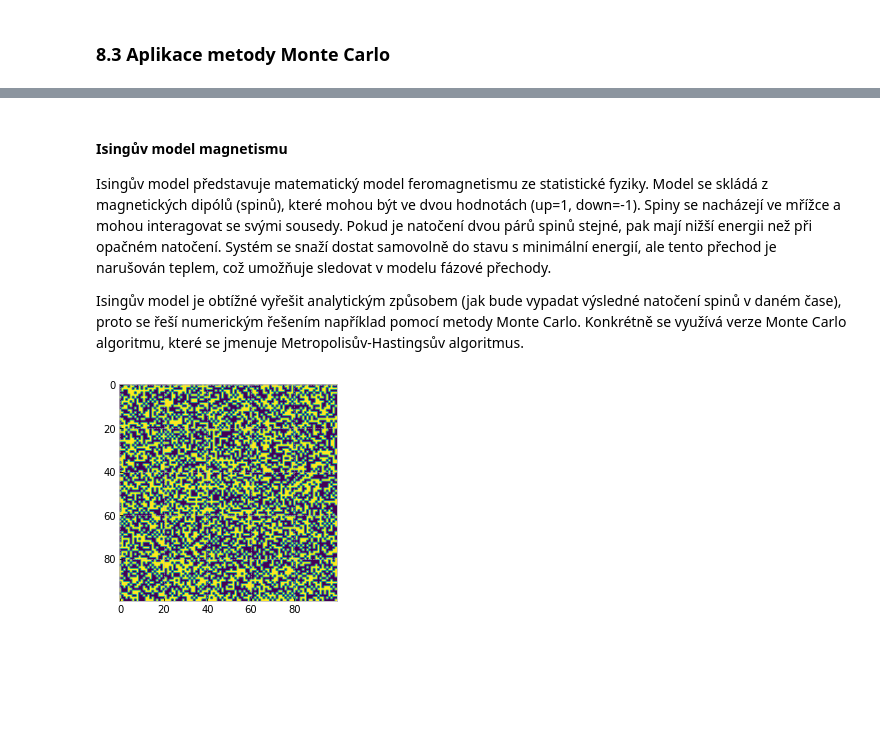
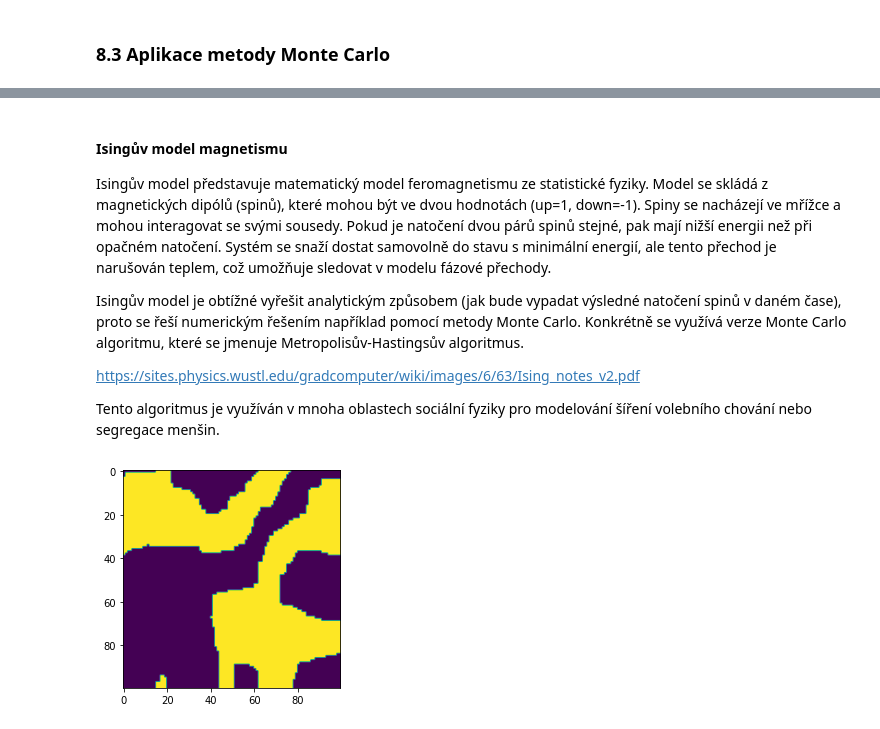
Before and after one commit to pavelberanek91/matematicky-software, a Jupyter notebook: MS8_monte_carlo.ipynb, the cells around one changed output, grey strips where cells are left out. Drawn from its saved outputs; the diff is of its cells as text; code cells hidden in the pictures; blank space fills up the shorter version.

```diff
--- a/MS8_monte_carlo.ipynb
+++ b/MS8_monte_carlo.ipynb
@@ -314,9 +314,8 @@ def main():
     x_accepted = rejection_sampling(100000, c, mu_q, sigma_q, mu_norm1, sigma_norm1, mu_norm2, sigma_norm2)
 
     #vytvoříme histogram z nezamítnutých hodnot
-    counts, bins, ignored = plt.hist(x_accepted, x, density = True,color = 'purple', label = 'accepted samples')
-    plt.title("Rejection Sampling for Mixture of Normal Distribution with Unif(0,cQ(x))")
-    plt.ylabel("Probability")
+    counts, bins, ignored = plt.hist(x_accepted, x, density = True)
+    plt.ylabel("Pravdepodobnost")
     plt.show()
 
 if __name__ == "__main__":
@@ -372,16 +326,0 @@ ax.set_ylabel('Expected Return')
-# %%
-from numpy.random import uniform
-
-def pocatecni_polohy(pocet_castic, simulacni_krabice):
-    return np.array([uniform(simulacni_krabice[0], simulacni_krabice[1], size=2)
-                    for i in range(pocet_castic)])
-
-def vykresli_castice(polohy):
-    plt.scatter(polohy[:,0], polohy[:,1])
-
-def main():
-    polohy = pocatecni_polohy(pocet_castic=1000, simulacni_krabice=(0, 10))
-    vykresli_castice(polohy)
-
-if __name__ == "__main__":
-    main()
@@ -395,0 +394,5 @@ print(permutation([-1, 0, 1], ))
+# %%
+#data.shift posune data směrem dolu v tabulce(bez argumentu o jeden řádek)
+#spočítáme podílem návratnost investice v logaritmické škále
+log_navratnosti = np.log(data/data.shift())
+log_navratnosti
@@ -399,8 +462,13 @@ print(permutation([-1, 0, 1], ))
 Isingův model představuje matematický model feromagnetismu ze statistické fyziky. Model se skládá z magnetických dipólů (spinů), které mohou být ve dvou hodnotách (up=1, down=-1). Spiny se nacházejí ve mřížce a mohou interagovat se svými sousedy. Pokud je natočení dvou párů spinů stejné, pak mají nižší energii než při opačném natočení. Systém se snaží dostat samovolně do stavu s minimální energií, ale tento přechod je narušován teplem, což umožňuje sledovat v modelu fázové přechody.
 
 Isingův model je obtížné vyřešit analytickým způsobem (jak bude vypadat výsledné natočení spinů v daném čase), proto se řeší numerickým řešením například pomocí metody Monte Carlo. Konkrétně se využívá verze Monte Carlo algoritmu, které se jmenuje Metropolisův-Hastingsův algoritmus.
+
+https://sites.physics.wustl.edu/gradcomputer/wiki/images/6/63/Ising_notes_v2.pdf
+
+Tento algoritmus je využíván v mnoha oblastech sociální fyziky pro modelování šíření volebního chování nebo segregace menšin.
 # %%
-from numpy.random import choice, randint, permutation, random
+import numpy as np
+from numpy.random import choice, randint, random
 import matplotlib.pyplot as plt
 
 def pocatecni_stav(vyska, sirka):
@@ -414,37 +482,41 @@ def vyber_nahodny_spin(matice):
 
 def otoc_spin(matice, spin):
     matice[spin[0], spin[1]] *= -1
 
 def energie_interakce(matice, i, j):
     okolni_spiny = [matice[min(i+k, len(matice)-1), min(j+l, len(matice)-1)]
                     for k in range(-1, 2) for l in range(-1, 2)
                     if abs(k + l) == 1]
     return matice[i,j]*sum(okolni_spiny)
 
 def hamiltonian(matice, J=1):
     return J*sum([energie_interakce(matice, i, j) for i in range(len(matice)) for j in range(len(matice))])
 
 def metropolis(matice, beta, i, j):
     energie_pred_zmenou = energie_interakce(matice, i, j)
     otoc_spin(matice, (i, j))
     energie_po_zmene = energie_interakce(matice, i, j)
-    if energie_po_zmene > energie_pred_zmenou and random() > np.exp(-beta):
+    zmena_energie = -(energie_po_zmene - energie_pred_zmenou)
+    if zmena_energie > 0 and random() > np.exp(-beta*(zmena_energie)):
         otoc_spin(matice, (i, j))
-    return energie_po_zmene - energie_pred_zmenou
+    return zmena_energie
 
 def monte_carlo(matice, pocet_iteraci, teplota, energie, J=1):
     for iterace in range(pocet_iteraci):
         nahodny_spin = vyber_nahodny_spin(matice)
-        energie.append(energie[-1] + metropolis(matice, teplota, nahodny_spin[0], nahodny_spin[1]))
+        energie.append(energie[-1] + metropolis(matice, beta=1.0/teplota, i=nahodny_spin[0], j=nahodny_spin[1]))
 
 def main():
     ising = pocatecni_stav(vyska=100, sirka=100)
+    energie = [hamiltonian(ising)]
+    #monte_carlo(matice=ising, pocet_iteraci=10, teplota=1, energie=energie)
+    #monte_carlo(matice=ising, pocet_iteraci=10000, teplota=1, energie=energie)
+    #monte_carlo(matice=ising, pocet_iteraci=100000, teplota=1, energie=energie)
+    monte_carlo(matice=ising, pocet_iteraci=1000000, teplota=0.1, energie=energie)
     zobraz_spiny(ising)
-    energie = [hamiltonian(ising)]
-    monte_carlo(matice=ising, pocet_iteraci=100000, teplota=0.5, energie=energie)
-    zobraz_spiny(ising)
+
 
 if __name__ == "__main__":
     main()
 # %% [output]
-[figure, old version]
+[figure, new version]
```
Also changed, not shown: parts of 20 cells of this notebook, 2 other files.
